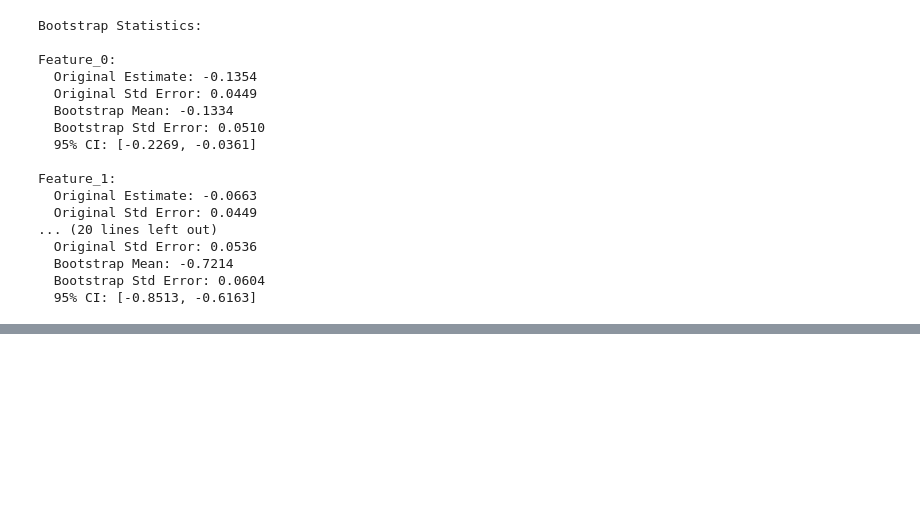
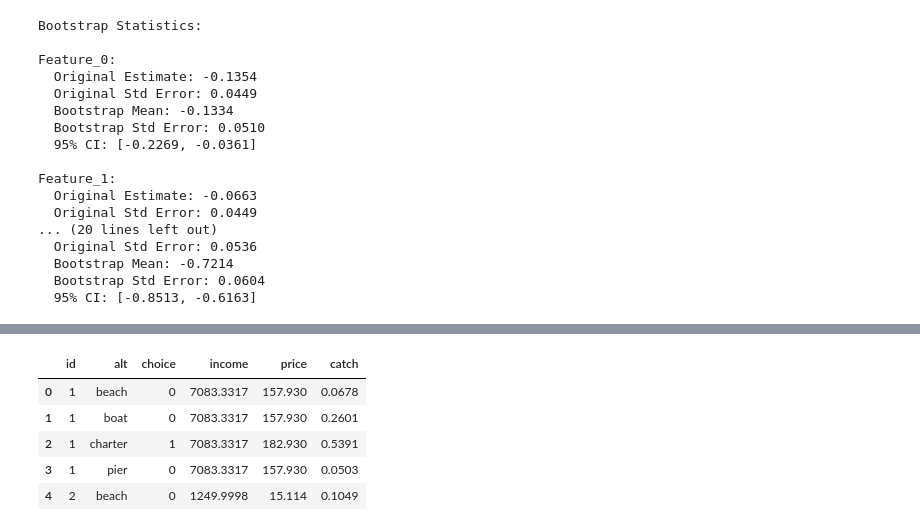
Before and after one commit to rawatpranjal/machine-learning, a Jupyter notebook: choice/logit.ipynb, the cells around one changed output, grey strips where cells are left out. Saved outputs shown, nothing was run; the diff lists cells and outputs as text; code cells hidden in the pictures; blank space fills up the shorter version.

Commit message:
choice

```diff
--- a/choice/logit.ipynb
+++ b/choice/logit.ipynb
@@ -367,0 +605,11 @@ Feature_1:
+# %%
+import pandas as pd
+df = pd.read_csv("https://raw.github.com/arteagac/xlogit/master/examples/data/fishing_long.csv")
+df.head()
+# %% [output]
+|  | id | alt | choice | income | price | catch |
+| 0 | 1 | beach | 0 | 7083.3317 | 157.930 | 0.0678 |
+| 1 | 1 | boat | 0 | 7083.3317 | 157.930 | 0.2601 |
+| 2 | 1 | charter | 1 | 7083.3317 | 182.930 | 0.5391 |
+| 3 | 1 | pier | 0 | 7083.3317 | 157.930 | 0.0503 |
+| 4 | 2 | beach | 0 | 1249.9998 | 15.114 | 0.1049 |
```
Also changed, not shown: parts of 2 cells of this notebook, 1 other file.
